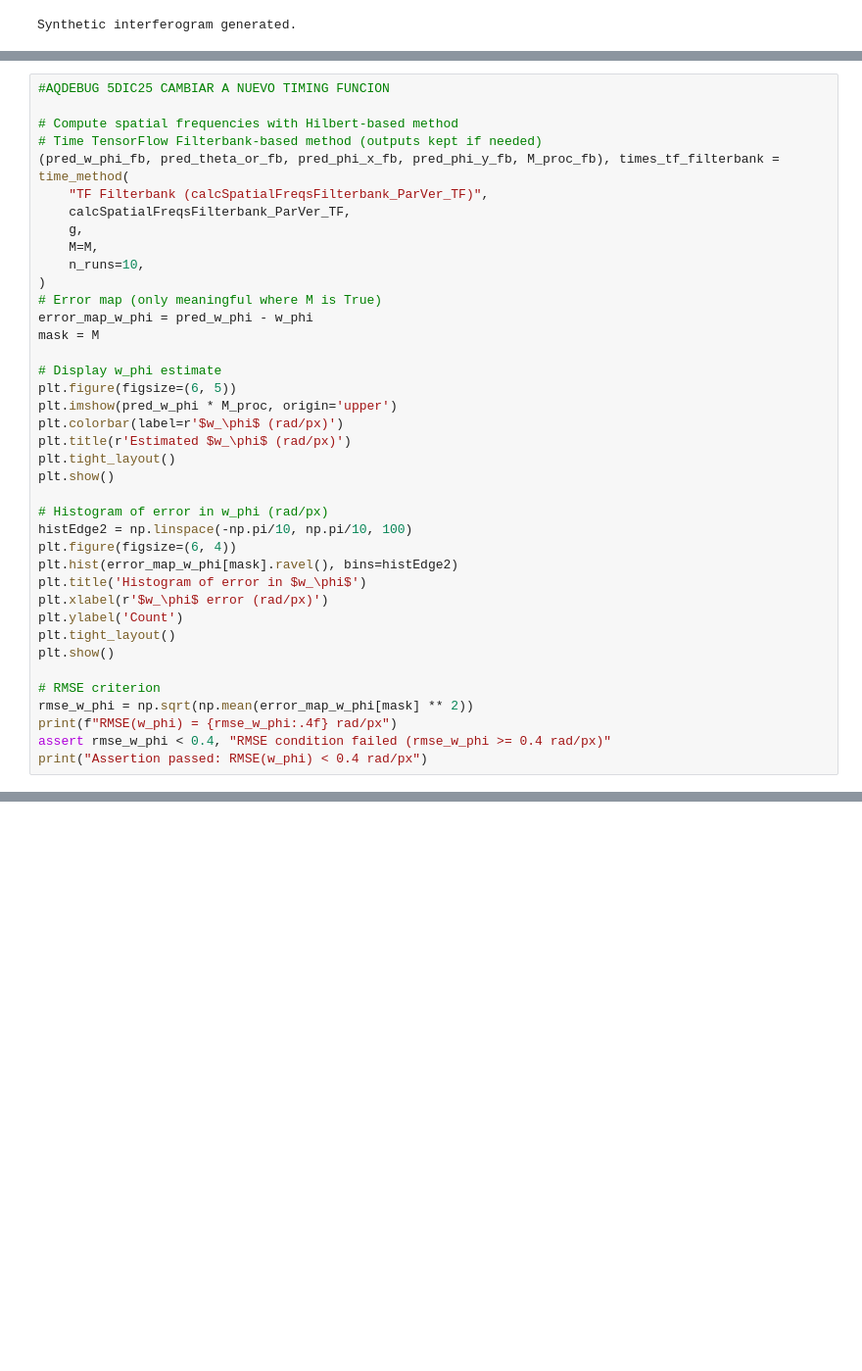
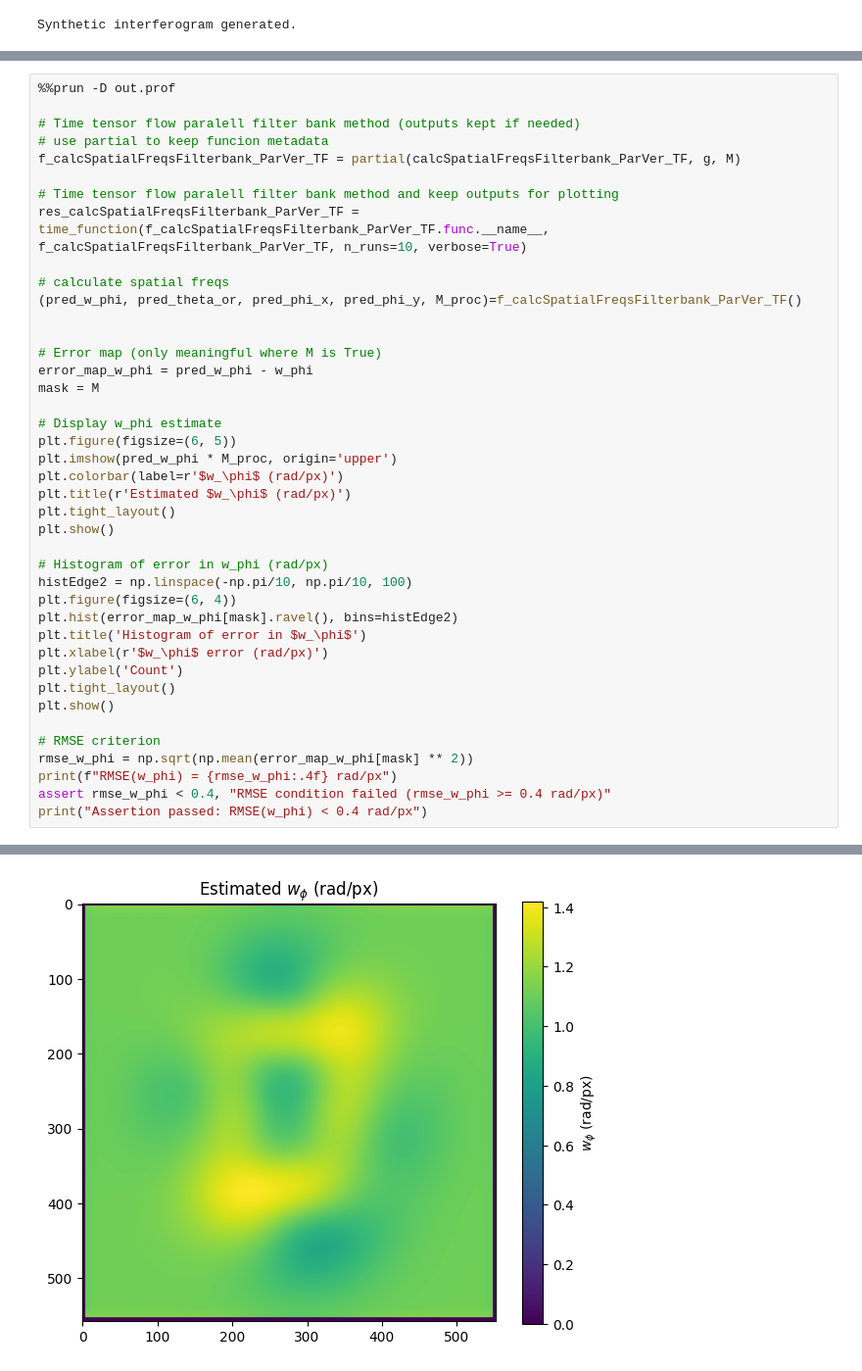
Before and after one commit to juaquiro/72_OM4M008_LENSPMD25_CPU_GPU_FPA, a Jupyter notebook: Python_src/testCalcSpatialFreqsHilbert2D_CPU-GPU.ipynb, the cells around one changed output, grey strips where cells are left out. Shown: that part at 98% size. Cells and saved outputs as stored; diff of their text form; blank space fills up the shorter version.

```diff
--- a/Python_src/testCalcSpatialFreqsHilbert2D_CPU-GPU.ipynb
+++ b/Python_src/testCalcSpatialFreqsHilbert2D_CPU-GPU.ipynb
@@ -243,15 +283,17 @@ print("Assertion passed: RMSE(w_phi) < 0.4 rad/px")
 # %%
-#AQDEBUG 5DIC25 CAMBIAR A NUEVO TIMING FUNCION
+%%prun -D out.prof
 
-# Compute spatial frequencies with Hilbert-based method
-# Time TensorFlow Filterbank-based method (outputs kept if needed)
-(pred_w_phi_fb, pred_theta_or_fb, pred_phi_x_fb, pred_phi_y_fb, M_proc_fb), times_tf_filterbank = time_method(
-    "TF Filterbank (calcSpatialFreqsFilterbank_ParVer_TF)",
-    calcSpatialFreqsFilterbank_ParVer_TF,
-    g,
-    M=M,
-    n_runs=10,
-)
+# Time tensor flow paralell filter bank method (outputs kept if needed)
+# use partial to keep funcion metadata
+f_calcSpatialFreqsFilterbank_ParVer_TF = partial(calcSpatialFreqsFilterbank_ParVer_TF, g, M)
+
+# Time tensor flow paralell filter bank method and keep outputs for plotting
+res_calcSpatialFreqsFilterbank_ParVer_TF = time_function(f_calcSpatialFreqsFilterbank_ParVer_TF.func.__name__, f_calcSpatialFreqsFilterbank_ParVer_TF, n_runs=10, verbose=True)
+
+# calculate spatial freqs
+(pred_w_phi, pred_theta_or, pred_phi_x, pred_phi_y, M_proc)=f_calcSpatialFreqsFilterbank_ParVer_TF()
+
+
 # Error map (only meaningful where M is True)
 error_map_w_phi = pred_w_phi - w_phi
 mask = M
@@ -279,3 +321,4 @@ rmse_w_phi = np.sqrt(np.mean(error_map_w_phi[mask] ** 2))
 print(f"RMSE(w_phi) = {rmse_w_phi:.4f} rad/px")
 assert rmse_w_phi < 0.4, "RMSE condition failed (rmse_w_phi >= 0.4 rad/px)"
 print("Assertion passed: RMSE(w_phi) < 0.4 rad/px")
+# %% [output]
@@ -281,0 +337 @@ print("Assertion passed: RMSE(w_phi) < 0.4 rad/px")
+[figure, added]
```
Also changed, not shown: parts of 7 cells of this notebook, 2 other files.
